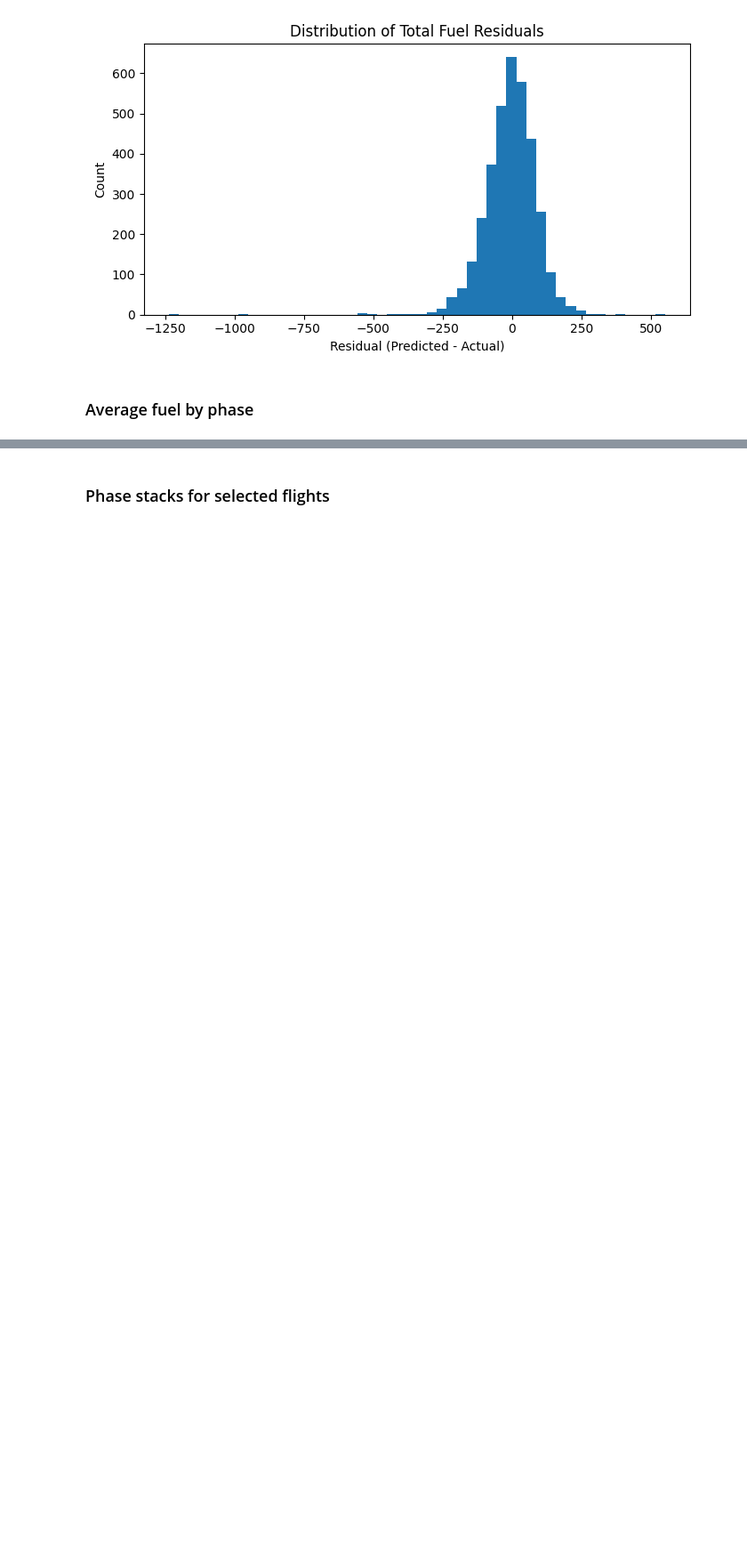
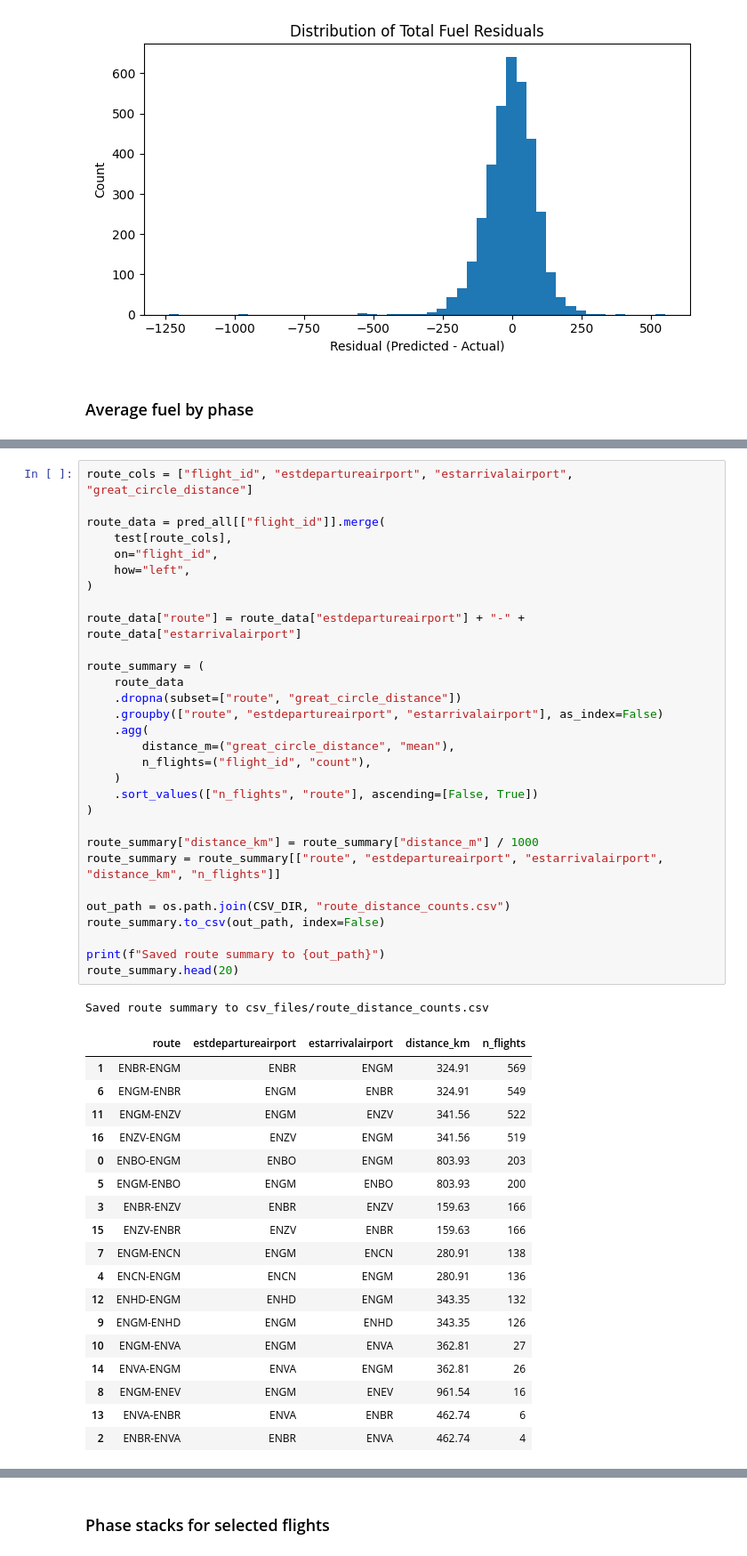
Before and after one commit to emmabergsmo/master-fuel-conumption-estimation-xgboost, a Jupyter notebook: notebooks/xg_boost/total_fuel_pred.ipynb, the cells around one changed output, grey strips where cells are left out. Shown at 89% size. Cells and saved outputs as stored; diff of their text form; blank space fills up the shorter version.

```diff
--- a/notebooks/xg_boost/total_fuel_pred.ipynb
+++ b/notebooks/xg_boost/total_fuel_pred.ipynb
@@ -236,0 +240,50 @@ phase_compare
+# %%
+route_cols = ["flight_id", "estdepartureairport", "estarrivalairport", "great_circle_distance"]
+
+route_data = pred_all[["flight_id"]].merge(
+    test[route_cols],
+    on="flight_id",
+    how="left",
+)
+
+route_data["route"] = route_data["estdepartureairport"] + "-" + route_data["estarrivalairport"]
+
+route_summary = (
+    route_data
+    .dropna(subset=["route", "great_circle_distance"])
+    .groupby(["route", "estdepartureairport", "estarrivalairport"], as_index=False)
+    .agg(
+        distance_m=("great_circle_distance", "mean"),
+        n_flights=("flight_id", "count"),
+    )
+    .sort_values(["n_flights", "route"], ascending=[False, True])
+)
+
+route_summary["distance_km"] = route_summary["distance_m"] / 1000
+route_summary = route_summary[["route", "estdepartureairport", "estarrivalairport", "distance_km", "n_flights"]]
+
+out_path = os.path.join(CSV_DIR, "route_distance_counts.csv")
+route_summary.to_csv(out_path, index=False)
+
+print(f"Saved route summary to {out_path}")
+route_summary.head(20)
+# %% [output]
+Saved route summary to csv_files/route_distance_counts.csv
+|  | route | estdepartureairport | estarrivalairport | distance_km | n_flights |
+| 1 | ENBR-ENGM | ENBR | ENGM | 324.91 | 569 |
+| 6 | ENGM-ENBR | ENGM | ENBR | 324.91 | 549 |
+| 11 | ENGM-ENZV | ENGM | ENZV | 341.56 | 522 |
+| 16 | ENZV-ENGM | ENZV | ENGM | 341.56 | 519 |
+| 0 | ENBO-ENGM | ENBO | ENGM | 803.93 | 203 |
+| 5 | ENGM-ENBO | ENGM | ENBO | 803.93 | 200 |
+| 3 | ENBR-ENZV | ENBR | ENZV | 159.63 | 166 |
+| 15 | ENZV-ENBR | ENZV | ENBR | 159.63 | 166 |
+| 7 | ENGM-ENCN | ENGM | ENCN | 280.91 | 138 |
+| 4 | ENCN-ENGM | ENCN | ENGM | 280.91 | 136 |
+| 12 | ENHD-ENGM | ENHD | ENGM | 343.35 | 132 |
+| 9 | ENGM-ENHD | ENGM | ENHD | 343.35 | 126 |
+| 10 | ENGM-ENVA | ENGM | ENVA | 362.81 | 27 |
+| 14 | ENVA-ENGM | ENVA | ENGM | 362.81 | 26 |
+| 8 | ENGM-ENEV | ENGM | ENEV | 961.54 | 16 |
+| 13 | ENVA-ENBR | ENVA | ENBR | 462.74 | 6 |
+| 2 | ENBR-ENVA | ENBR | ENVA | 462.74 | 4 |
```
Also changed, not shown: parts of 6 cells of this notebook, 5 other files.
